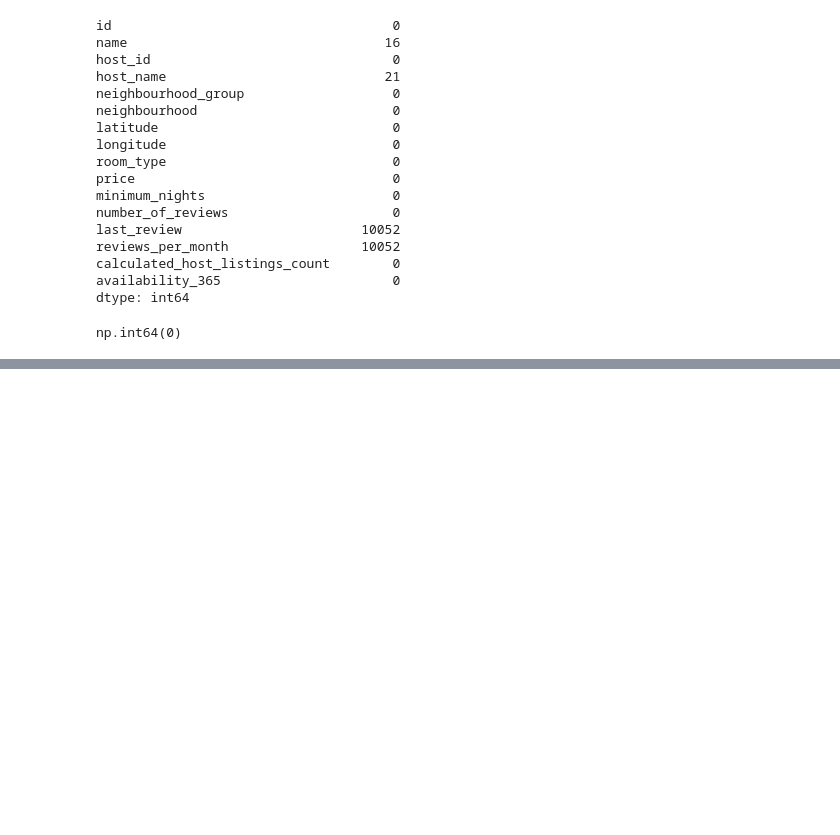
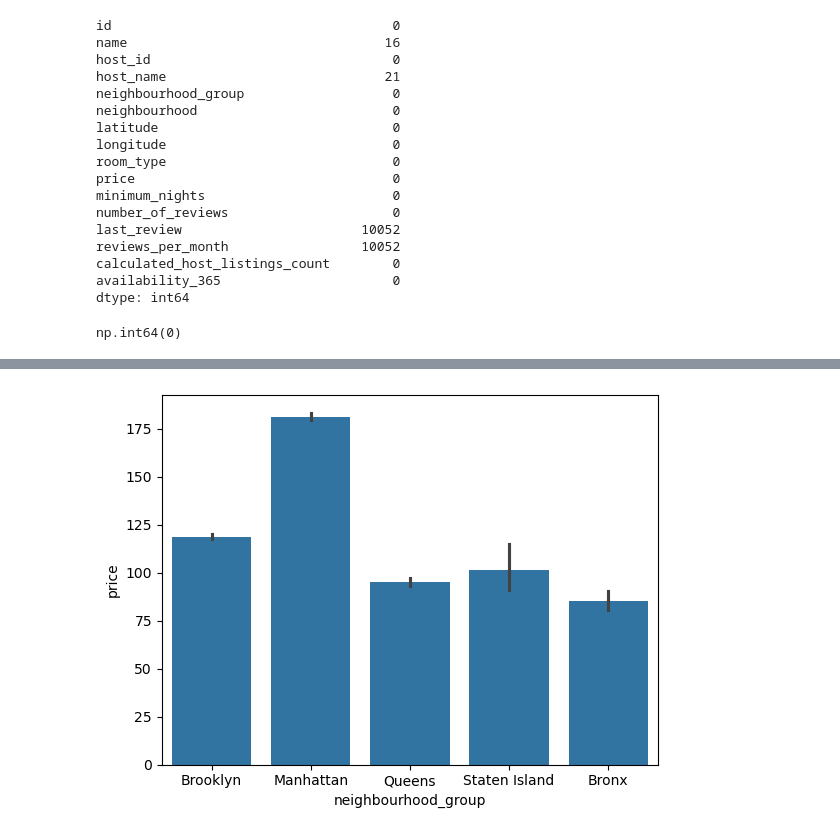
Before and after one commit to selim-sunman/airbnb-price-regression-app, a Jupyter notebook: notebooks/eda.ipynb, the cells around one changed output, grey strips where cells are left out. Cells and saved outputs as stored; diff of their text form; code cells hidden in the pictures; blank space fills up the shorter version.

```diff
--- a/notebooks/eda.ipynb
+++ b/notebooks/eda.ipynb
@@ -90,0 +123,5 @@ df.describe().T
+# %%
+sns.barplot(data=df, x="neighbourhood_group", y="price")
+plt.show()
+# %% [output]
+[figure, added]
```
Also changed, not shown: parts of 6 cells of this notebook.
